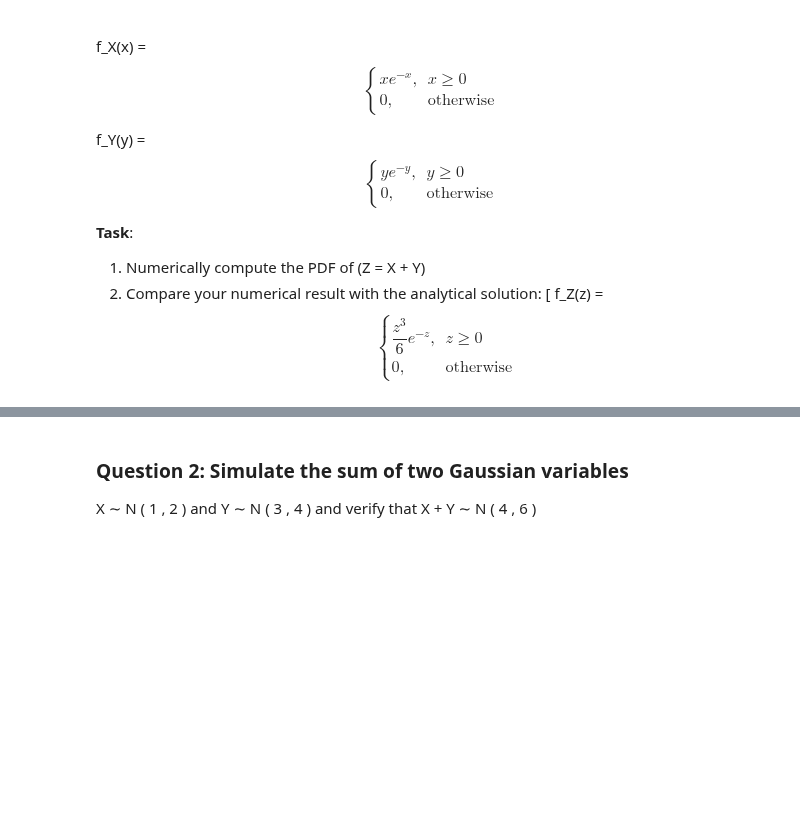
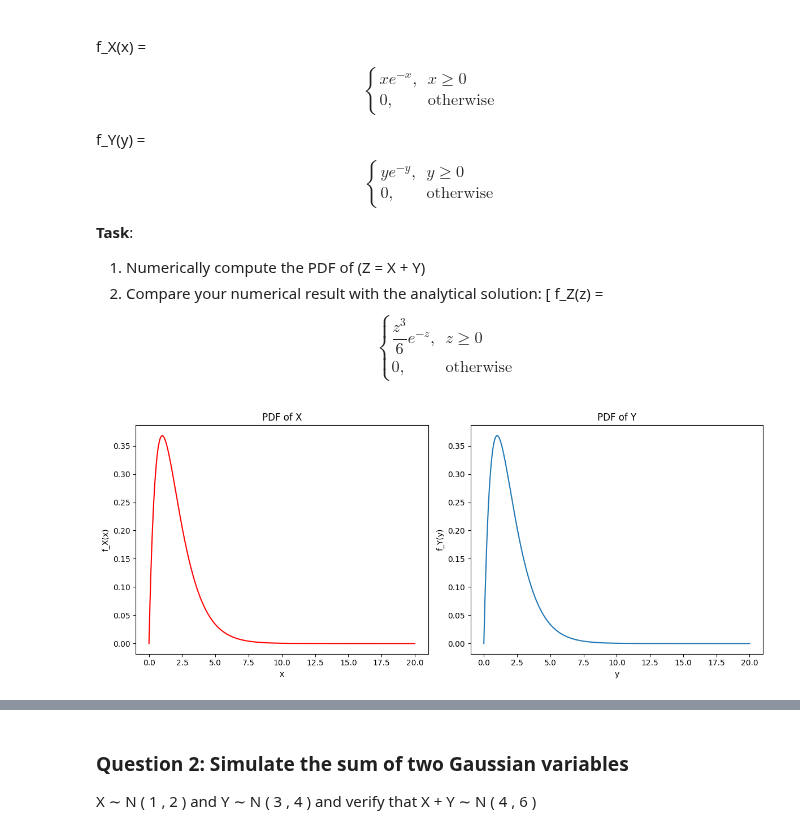
Before and after one commit to PranjalGoyal06/J028-PSDV-Assignment-6, a Jupyter notebook: Final_Lab_Joint_Distributions_Sample_Statistics.ipynb, the cells around one changed output, grey strips where cells are left out. Saved outputs shown, nothing was run; the diff lists cells and outputs as text; code cells hidden in the pictures; blank space fills up the shorter version.

```diff
--- a/Final_Lab_Joint_Distributions_Sample_Statistics.ipynb
+++ b/Final_Lab_Joint_Distributions_Sample_Statistics.ipynb
@@ -28,3 +74,21 @@ Write a Python function that calculates the joint cumulative distribution functi
 Accept two integers a and b, representing dice outcomes up to which the CDF is computed.
 
 Compute 𝑃(𝑋≤𝑎,𝑌≤𝑏) which is the probability that the first die is at most a and the second die is at most b.
+# %%
+def joint_cdf(a,b):
+    X = torch.arange(1, 7)
+    Y = torch.arange(1, 7)
+    outcomes = torch.cartesian_prod(X, Y)
+    cdf = {}
+
+    for x, y in outcomes:
+        for i in range(1, x+1):
+            for j in range(1, y+1):
+                cdf[(i,j)] = cdf.get((i, j), 0) + 1 / 36
+
+    return cdf.get((a, b), 0)
+
+x = 3
+y = 2
+
+print(f"p_X,Y({x},{y}) = P[X<={x},Y<={y}] = {joint_cdf(x, y):.5f}")
@@ -221,3 +320,32 @@ y e^{-y}, & y \geq 0 \\
    \dfrac{z^3}{6} e^{-z}, & z \geq 0 \\
    0, & \text{otherwise}
    \end{cases}
+# %%
+def f_X(x):
+    return torch.where(x >= 0, x*torch.exp(-x), torch.zeros_like(x))
+
+def f_Y(y):
+    return torch.where(y >= 0, y*torch.exp(-y), torch.zeros_like(y))
+
+x_vals = torch.linspace(0, 20, 1000)
+
+y_vals = torch.linspace(0, 20, 1000)
+
+plt.figure(figsize=(12, 5))
+
+plt.subplot(1, 2, 1)
+plt.plot(x_vals.numpy(), f_X(x_vals).numpy(), color='red')
+plt.title("PDF of X")
+plt.xlabel("x")
+plt.ylabel("f_X(x)")
+
+plt.subplot(1, 2, 2)
+plt.plot(y_vals.numpy(), f_Y(y_vals).numpy())
+plt.title("PDF of Y")
+plt.xlabel("y")
+plt.ylabel("f_Y(y)")
+
+plt.tight_layout()
+plt.show()
+# %% [output]
+[figure, added]
```
Also changed, not shown: parts of 12 cells of this notebook.
